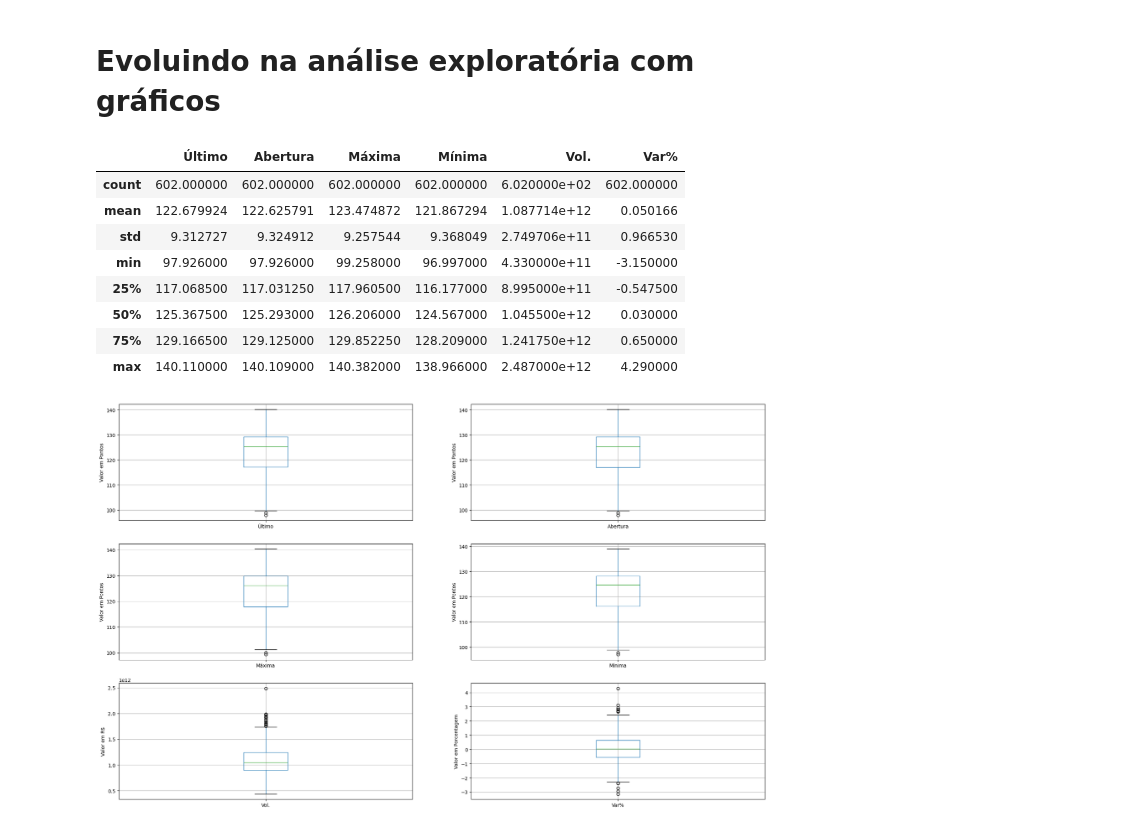
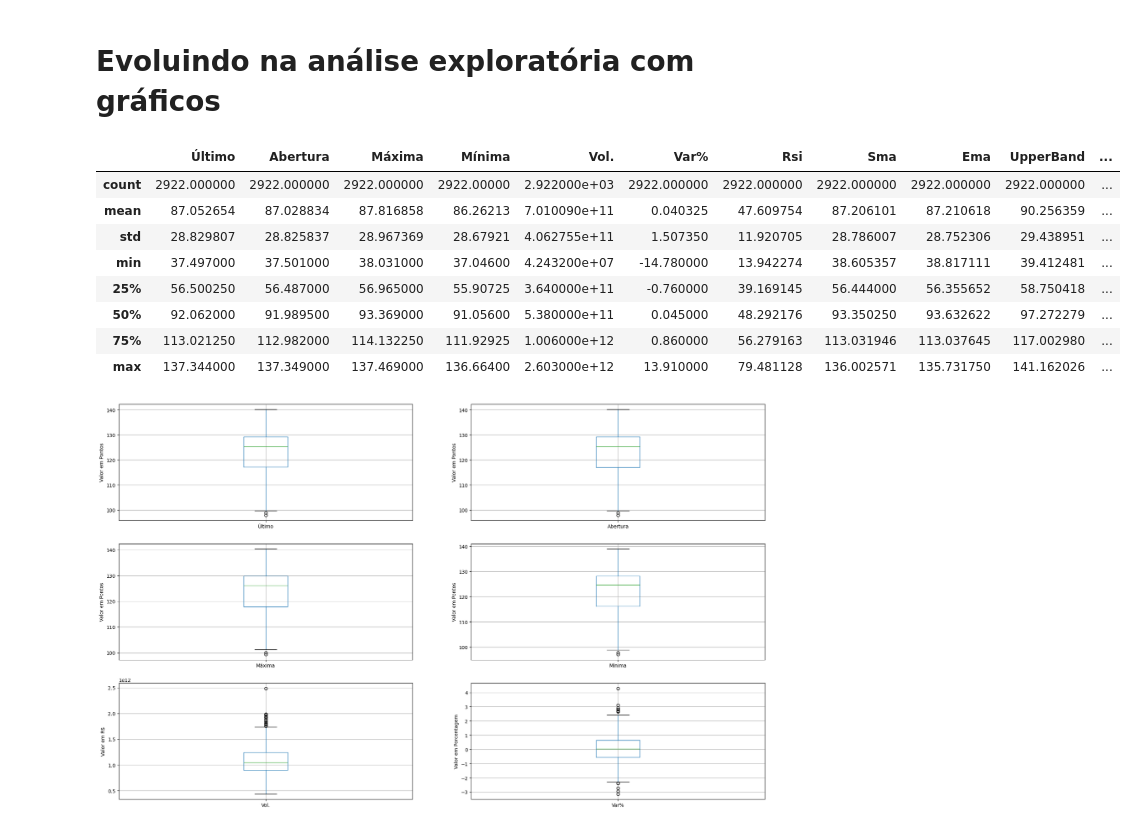
Before and after one commit to JacksonvBarbosa/Analise_Indice_Ibovespa, a Jupyter notebook: Codigo/DadosIbovespa.ipynb, the cells around one changed output. Saved outputs shown, nothing was run; the diff lists cells and outputs as text; code cells hidden in the pictures.

```diff
--- a/Codigo/DadosIbovespa.ipynb
+++ b/Codigo/DadosIbovespa.ipynb
@@ -226,4 +151,4 @@ def converter_volume(vol):
     else:
         return float(vol)
 
-df_ibov_copia['Vol.'] = df_ibov_copia['Vol.'].apply(converter_volume)
+df_ibov_copia['Vol.'] = df_ibov_copia['Vol.'].apply(converter_volume).astype(float)
@@ -229,0 +171,3 @@ df_ibov_copia['Vol.'] = df_ibov_copia['Vol.'].apply(converter_volume)
+# %%
+mediana_volume = df_ibov_copia['Vol.'].median()
+mediana_volume
@@ -229,0 +176,2 @@ df_ibov_copia['Vol.'] = df_ibov_copia['Vol.'].apply(converter_volume)
+# %%
+df_ibov_copia.fillna(mediana_volume, inplace=True)
@@ -263,0 +262,3 @@ Data
+# %%
+df_ibov_indic_s_nulo = df_ibov_com_indic.dropna(axis=0)
+df_ibov_indic_s_nulo
@@ -264,17 +279,17 @@ Data
 # %% [markdown]
 # Evoluindo na análise exploratória com gráficos
 # %%
-df_ibov_copia.describe()
+df_ibov_indic_s_nulo.describe()
 # %% [output]
-|  | Último | Abertura | Máxima | Mínima | Vol. | Var% |
-| count | 602.000000 | 602.000000 | 602.000000 | 602.000000 | 6.020000e+02 | 602.000000 |
-| mean | 122.679924 | 122.625791 | 123.474872 | 121.867294 | 1.087714e+12 | 0.050166 |
-| std | 9.312727 | 9.324912 | 9.257544 | 9.368049 | 2.749706e+11 | 0.966530 |
-| min | 97.926000 | 97.926000 | 99.258000 | 96.997000 | 4.330000e+11 | -3.150000 |
-| 25% | 117.068500 | 117.031250 | 117.960500 | 116.177000 | 8.995000e+11 | -0.547500 |
-| 50% | 125.367500 | 125.293000 | 126.206000 | 124.567000 | 1.045500e+12 | 0.030000 |
-| 75% | 129.166500 | 129.125000 | 129.852250 | 128.209000 | 1.241750e+12 | 0.650000 |
-| max | 140.110000 | 140.109000 | 140.382000 | 138.966000 | 2.487000e+12 | 4.290000 |
+|  | Último | Abertura | Máxima | Mínima | Vol. | Var% | Rsi | Sma | Ema | UpperBand | ... |
+| count | 2922.000000 | 2922.000000 | 2922.000000 | 2922.00000 | 2.922000e+03 | 2922.000000 | 2922.000000 | 2922.000000 | 2922.000000 | 2922.000000 | ... |
+| mean | 87.052654 | 87.028834 | 87.816858 | 86.26213 | 7.010090e+11 | 0.040325 | 47.609754 | 87.206101 | 87.210618 | 90.256359 | ... |
+| std | 28.829807 | 28.825837 | 28.967369 | 28.67921 | 4.062755e+11 | 1.507350 | 11.920705 | 28.786007 | 28.752306 | 29.438951 | ... |
+| min | 37.497000 | 37.501000 | 38.031000 | 37.04600 | 4.243200e+07 | -14.780000 | 13.942274 | 38.605357 | 38.817111 | 39.412481 | ... |
+| 25% | 56.500250 | 56.487000 | 56.965000 | 55.90725 | 3.640000e+11 | -0.760000 | 39.169145 | 56.444000 | 56.355652 | 58.750418 | ... |
+| 50% | 92.062000 | 91.989500 | 93.369000 | 91.05600 | 5.380000e+11 | 0.045000 | 48.292176 | 93.350250 | 93.632622 | 97.272279 | ... |
+| 75% | 113.021250 | 112.982000 | 114.132250 | 111.92925 | 1.006000e+12 | 0.860000 | 56.279163 | 113.031946 | 113.037645 | 117.002980 | ... |
+| max | 137.344000 | 137.349000 | 137.469000 | 136.66400 | 2.603000e+12 | 13.910000 | 79.481128 | 136.002571 | 135.731750 | 141.162026 | ... |
 # %%
 # Avaliando Outliers com Boxplot
 
```
Also changed, not shown: parts of 30 cells of this notebook.
